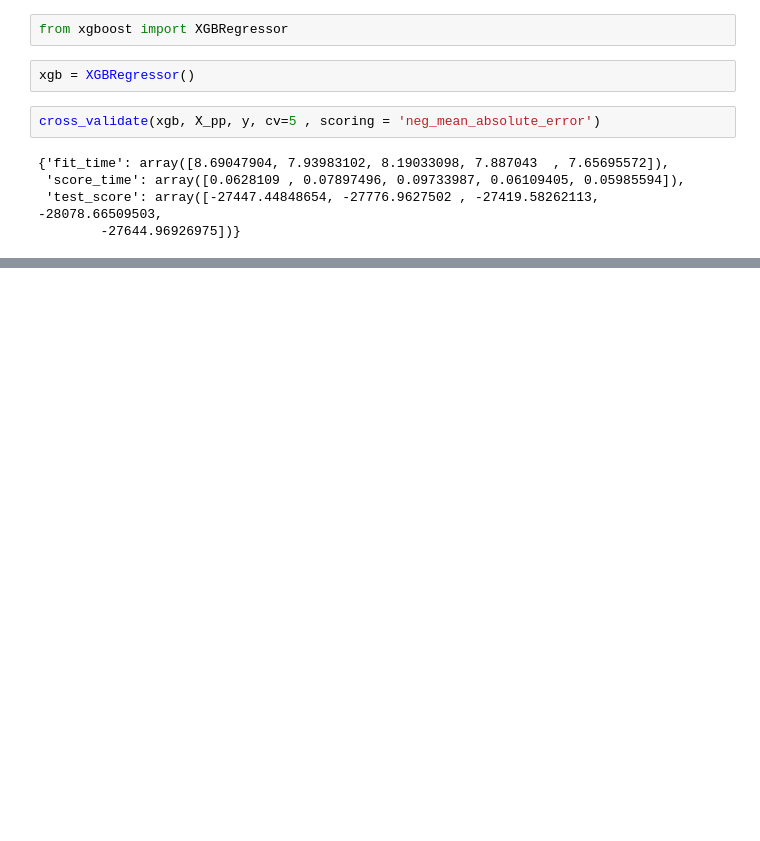
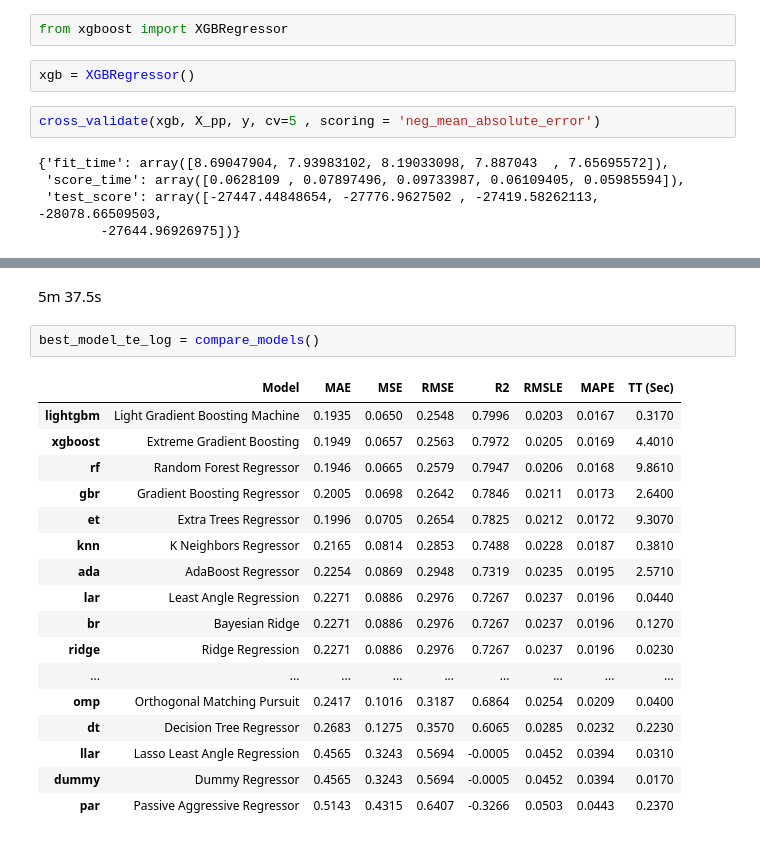
Before and after one commit to igordesouza/Hackday, a Jupyter notebook: ml-pycaret.ipynb, the cells around one changed output, grey strips where cells are left out. Cells and saved outputs as stored; diff of their text form; blank space fills up the shorter version.

```diff
--- a/ml-pycaret.ipynb
+++ b/ml-pycaret.ipynb
@@ -178,0 +372,22 @@ cross_validate(xgb, X_pp, y, cv=5 , scoring = 'neg_mean_absolute_error')
+# %% [markdown]
+5m 37.5s
+# %%
+best_model_te_log = compare_models()
+# %% [output]
+|  | Model | MAE | MSE | RMSE | R2 | RMSLE | MAPE | TT (Sec) |
+| lightgbm | Light Gradient Boosting Machine | 0.1935 | 0.0650 | 0.2548 | 0.7996 | 0.0203 | 0.0167 | 0.3170 |
+| xgboost | Extreme Gradient Boosting | 0.1949 | 0.0657 | 0.2563 | 0.7972 | 0.0205 | 0.0169 | 4.4010 |
+| rf | Random Forest Regressor | 0.1946 | 0.0665 | 0.2579 | 0.7947 | 0.0206 | 0.0168 | 9.8610 |
+| gbr | Gradient Boosting Regressor | 0.2005 | 0.0698 | 0.2642 | 0.7846 | 0.0211 | 0.0173 | 2.6400 |
+| et | Extra Trees Regressor | 0.1996 | 0.0705 | 0.2654 | 0.7825 | 0.0212 | 0.0172 | 9.3070 |
+| knn | K Neighbors Regressor | 0.2165 | 0.0814 | 0.2853 | 0.7488 | 0.0228 | 0.0187 | 0.3810 |
+| ada | AdaBoost Regressor | 0.2254 | 0.0869 | 0.2948 | 0.7319 | 0.0235 | 0.0195 | 2.5710 |
+| lar | Least Angle Regression | 0.2271 | 0.0886 | 0.2976 | 0.7267 | 0.0237 | 0.0196 | 0.0440 |
+| br | Bayesian Ridge | 0.2271 | 0.0886 | 0.2976 | 0.7267 | 0.0237 | 0.0196 | 0.1270 |
+| ridge | Ridge Regression | 0.2271 | 0.0886 | 0.2976 | 0.7267 | 0.0237 | 0.0196 | 0.0230 |
+| ... | ... | ... | ... | ... | ... | ... | ... | ... |
+| omp | Orthogonal Matching Pursuit | 0.2417 | 0.1016 | 0.3187 | 0.6864 | 0.0254 | 0.0209 | 0.0400 |
+| dt | Decision Tree Regressor | 0.2683 | 0.1275 | 0.3570 | 0.6065 | 0.0285 | 0.0232 | 0.2230 |
+| llar | Lasso Least Angle Regression | 0.4565 | 0.3243 | 0.5694 | -0.0005 | 0.0452 | 0.0394 | 0.0310 |
+| dummy | Dummy Regressor | 0.4565 | 0.3243 | 0.5694 | -0.0005 | 0.0452 | 0.0394 | 0.0170 |
+| par | Passive Aggressive Regressor | 0.5143 | 0.4315 | 0.6407 | -0.3266 | 0.0503 | 0.0443 | 0.2370 |
```
Also changed, not shown: parts of 40 cells of this notebook.
